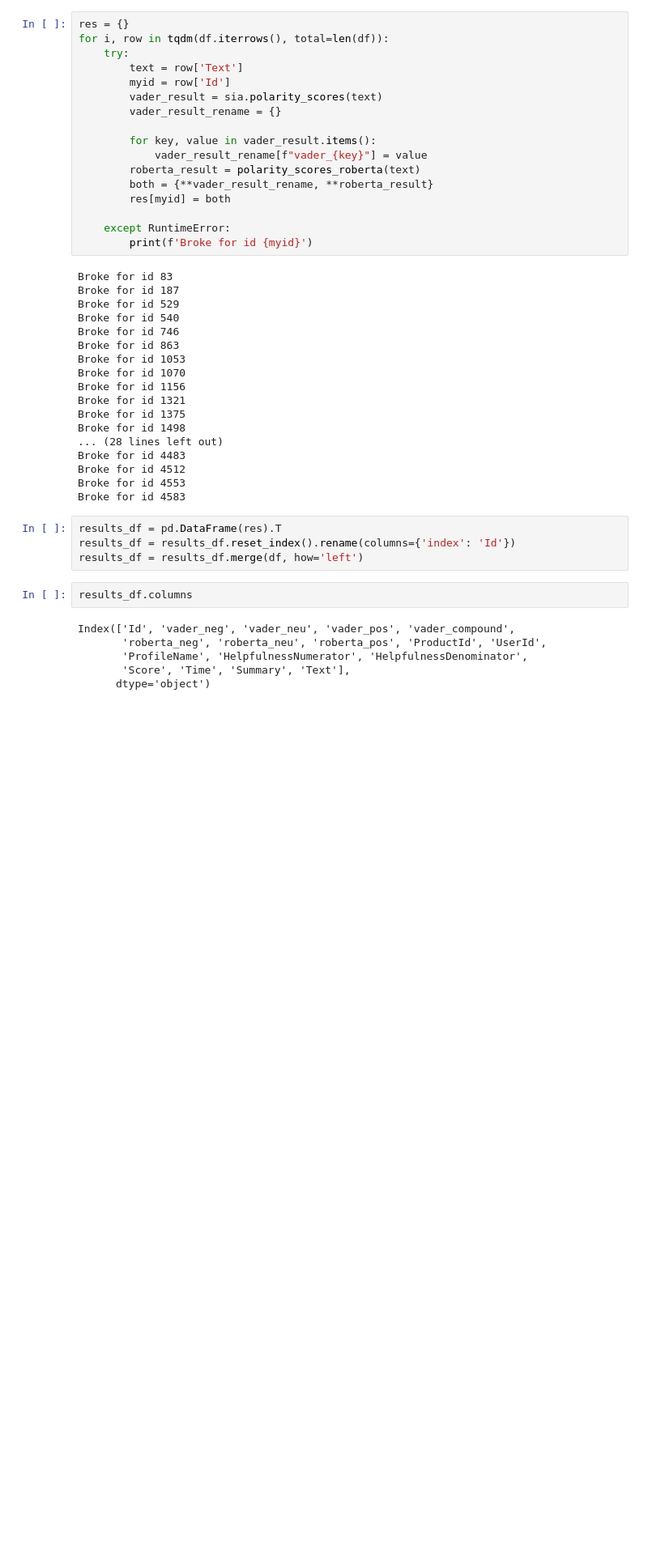
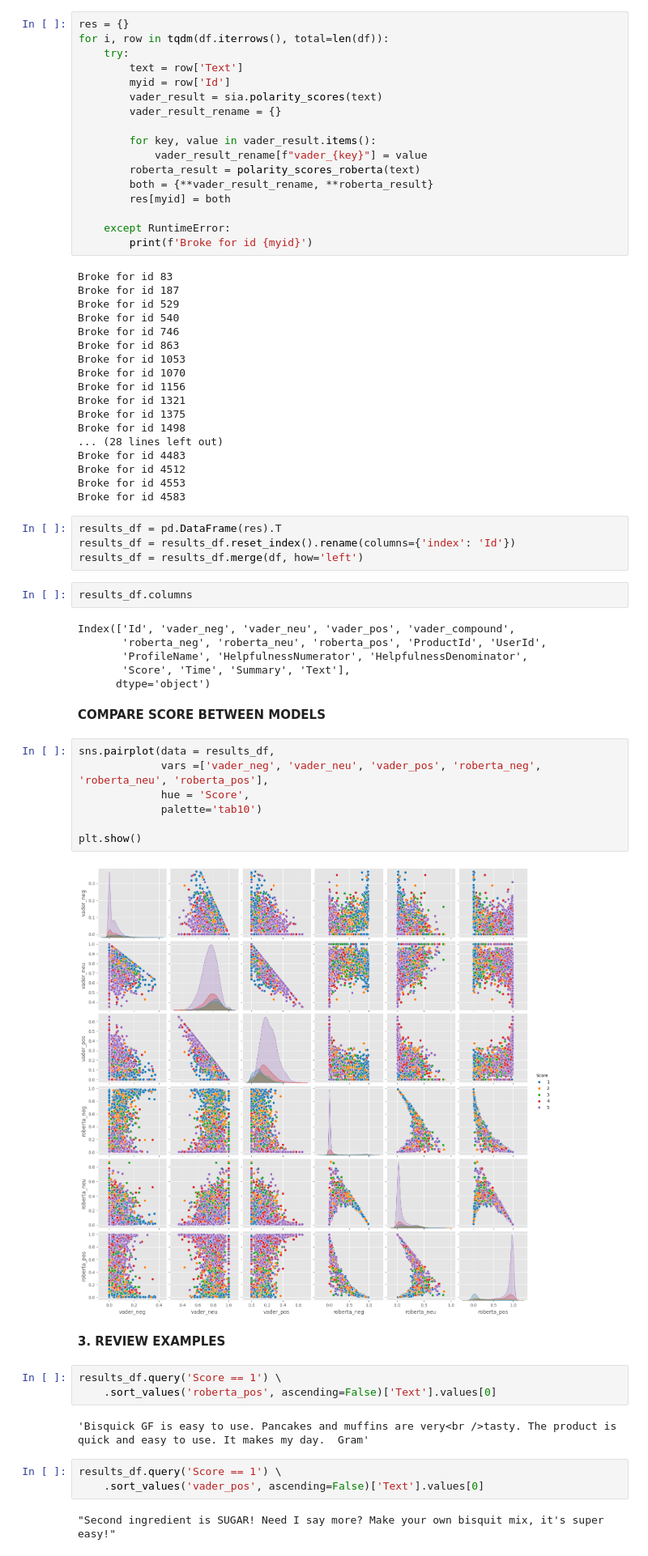
Before and after one commit to shashank274/Sentiment_Analysis, a Jupyter notebook: main.ipynb, the cells around one changed output. Shown at 81% size. Saved outputs shown, nothing was run; the diff lists cells and outputs as text; blank space fills up the shorter version.

```diff
--- a/main.ipynb
+++ b/main.ipynb
@@ -262,3 +262,26 @@ Index(['Id', 'vader_neg', 'vader_neu', 'vader_pos', 'vader_compound',
        'ProfileName', 'HelpfulnessNumerator', 'HelpfulnessDenominator',
        'Score', 'Time', 'Summary', 'Text'],
       dtype='object')
+# %% [markdown]
+**COMPARE SCORE BETWEEN MODELS**
+# %%
+sns.pairplot(data = results_df,
+             vars =['vader_neg', 'vader_neu', 'vader_pos', 'roberta_neg', 'roberta_neu', 'roberta_pos'],
+             hue = 'Score',
+             palette='tab10')
+
+plt.show()
+# %% [output]
+[figure, added]
+# %% [markdown]
+**3. REVIEW EXAMPLES**
+# %%
+results_df.query('Score == 1') \
+    .sort_values('roberta_pos', ascending=False)['Text'].values[0]
+# %% [output]
+'Bisquick GF is easy to use. Pancakes and muffins are very<br />tasty. The product is quick and easy to use. It makes my day.  Gram'
+# %%
+results_df.query('Score == 1') \
+    .sort_values('vader_pos', ascending=False)['Text'].values[0]
+# %% [output]
+"Second ingredient is SUGAR! Need I say more? Make your own bisquit mix, it's super easy!"
```
Also changed, not shown: parts of 7 cells of this notebook.
